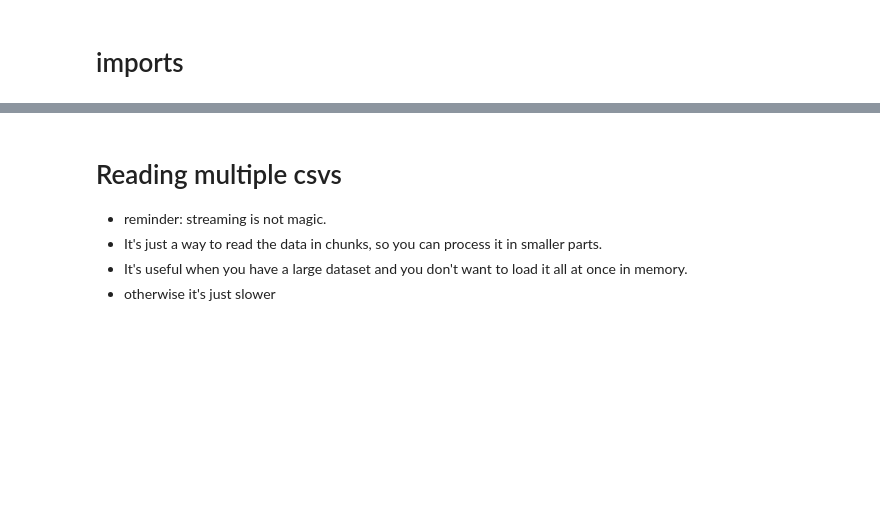
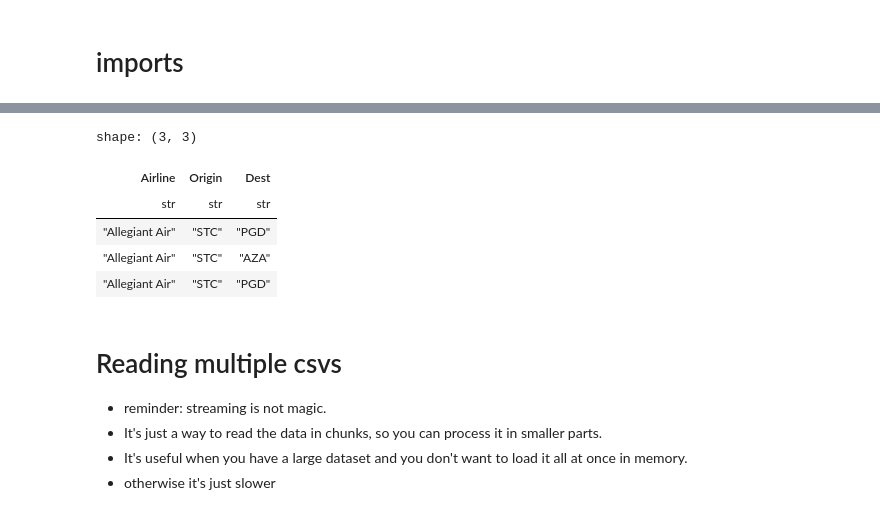
Before and after one commit to igormintz/polars_parquet, a Jupyter notebook: polars_parquet.ipynb, the cells around one changed output, grey strips where cells are left out. Cells and saved outputs as stored; diff of their text form; code cells hidden in the pictures; blank space fills up the shorter version.

```diff
--- a/polars_parquet.ipynb
+++ b/polars_parquet.ipynb
@@ -17,3 +50,12 @@ import os
+# %%
+small_df.filter(c("Origin") == "STC").head(3)
+# %% [output]
+shape: (3, 3)
+| Airline | Origin | Dest |
+| str | str | str |
+| "Allegiant Air" | "STC" | "PGD" |
+| "Allegiant Air" | "STC" | "AZA" |
+| "Allegiant Air" | "STC" | "PGD" |
 # %% [markdown]
 # Reading multiple csvs
 - reminder: streaming is not magic.
```
Also changed, not shown: parts of 17 cells of this notebook.
